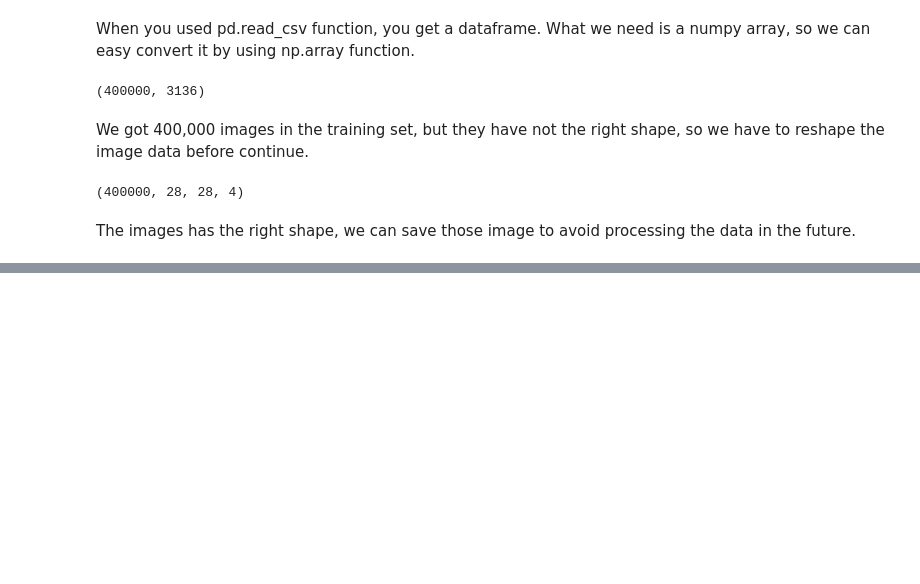
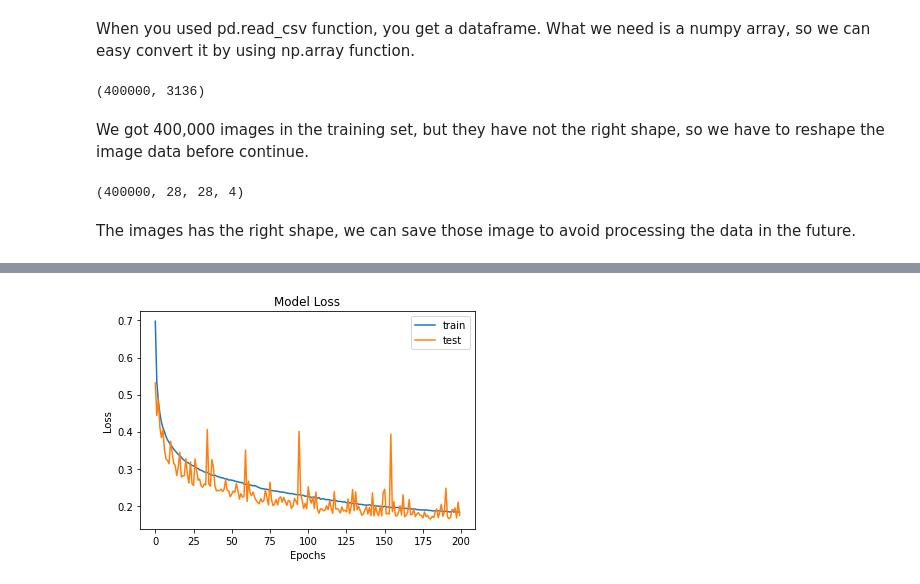
Before and after one commit to phyosorio/satellite-image-class, a Jupyter notebook: Satellite image classification.ipynb, the cells around one changed output, grey strips where cells are left out. Drawn from its saved outputs; the diff is of its cells as text; code cells hidden in the pictures; blank space fills up the shorter version.

```diff
--- a/Satellite image classification.ipynb
+++ b/Satellite image classification.ipynb
@@ -75,0 +86,19 @@ for i in range(columns*rows):
+# %%
+X_train, X_valid, y_train, y_valid = train_test_split(X_train, y_train, test_size=0.33, random_state=42)
+# %%
+def create_network(input_shape):
+    input = Input(shape=input_shape)
+    x = Flatten(input_shape=input_shape)(input)
+    x = Dense(50, activation='relu', kernel_initializer=initializers.RandomNormal(stddev=0.01), bias_initializer=initializers.Zeros())(x)
+    x = Dropout(0.2)(x)
+    x = Dense(4, activation='softmax', kernel_initializer=initializers.RandomNormal(stddev=0.01), bias_initializer=initializers.Zeros())(x)
+    return Model(input, x)
+
+input_shape = X_train.shape[1:]
+model = create_network(input_shape)
+
+SGD = optimizers.SGD(lr=0.01)
+model.compile(loss='categorical_crossentropy' ,optimizer=SGD, metrics='accuracy')
+tensorboard_callback = tf.keras.callbacks.TensorBoard(log_dir='./logs',
+                                                      profile_batch=5)
+model.summary()
@@ -75,0 +124,3 @@ for i in range(columns*rows):
+# %%
+history = model.fit(X_train, y_train, batch_size=30 ,epochs=200,
+                  validation_data=(X_valid, y_valid),callbacks=[tensorboard_callback])
@@ -75,0 +145,10 @@ for i in range(columns*rows):
+# %%
+plt.plot(history.history['loss'])
+plt.plot(history.history['val_loss'])
+plt.title('Model Loss')
+plt.ylabel('Loss')
+plt.xlabel('Epochs')
+plt.legend(['train', 'test'])
+plt.show()
+# %% [output]
+[figure, added]
```
Also changed, not shown: parts of 17 cells of this notebook.
